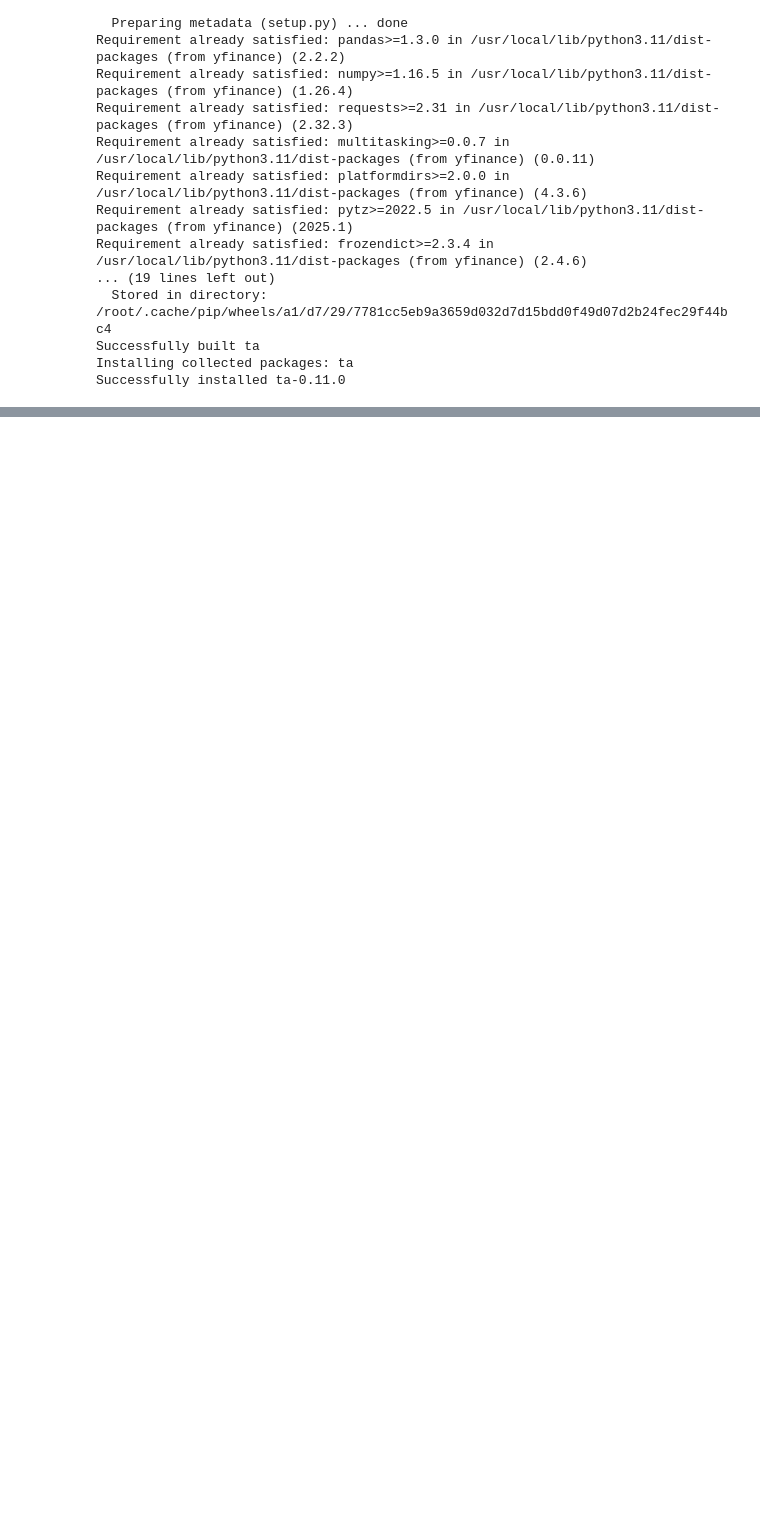
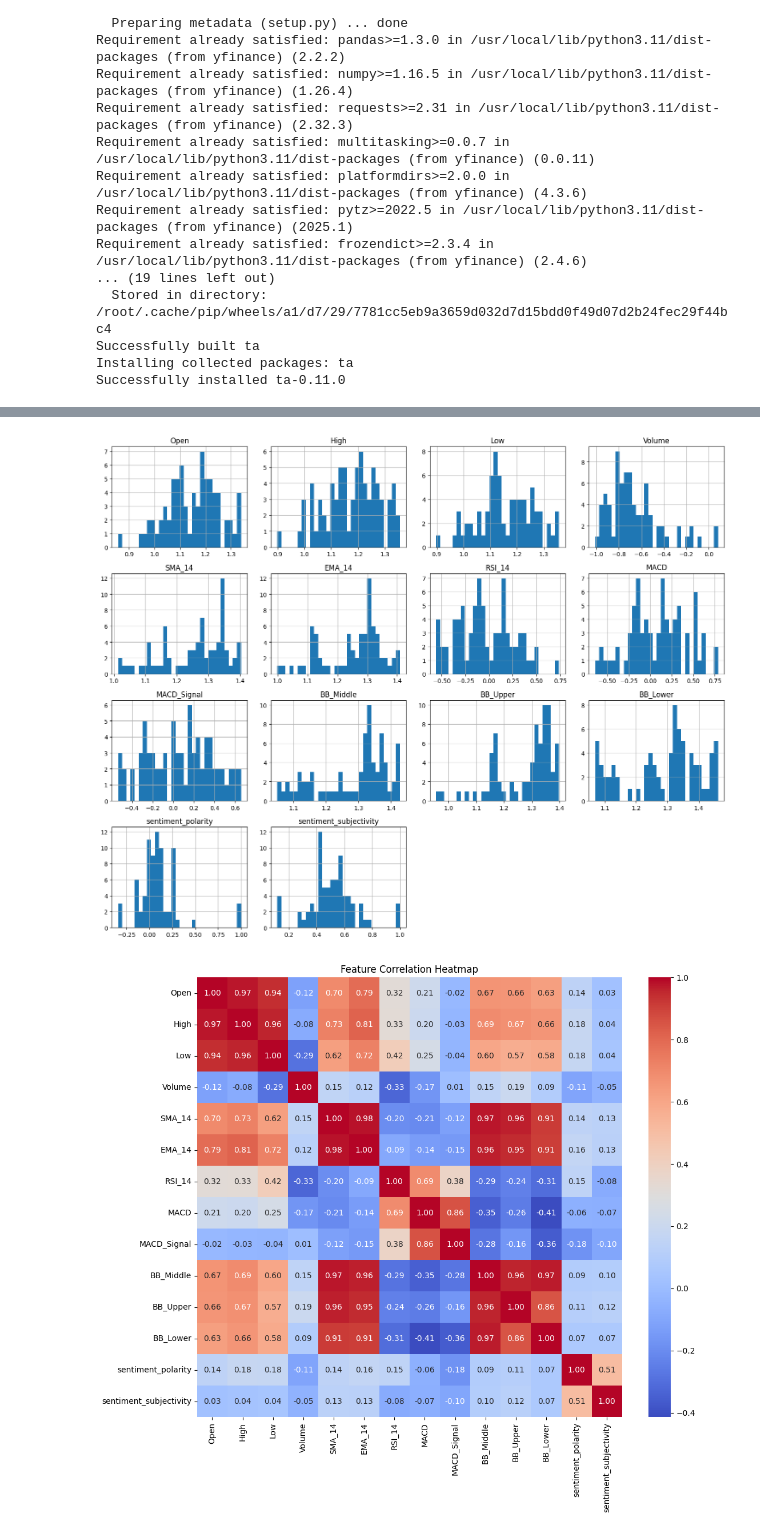
Before and after one commit to NathanDietrich/Artificial-Intelligence-and-Machine-Learning-portfolio, a Jupyter notebook: DataCollectionFixed.ipynb, the cells around one changed output, grey strips where cells are left out. Saved outputs shown, nothing was run; the diff lists cells and outputs as text; code cells hidden in the pictures; blank space fills up the shorter version.

```diff
--- a/DataCollectionFixed.ipynb
+++ b/DataCollectionFixed.ipynb
@@ -422,0 +527,77 @@ y_test: Min=0.7781806590429137, Max=1.0
+# %%
+# %% [code]
+import os
+import pandas as pd
+import matplotlib.pyplot as plt
+import seaborn as sns
+
+# Define the base folder where processed stock data is saved
+base_folder = '/content/drive/MyDrive/stocks/'
+
+# List all stock folders in the base folder
+stock_folders = [f for f in os.listdir(base_folder) if os.path.isdir(os.path.join(base_folder, f))]
+if not stock_folders:
+    print("No stock folders found in", base_folder)
+else:
+    print("Available stock tickers:")
+    for i, stock in enumerate(stock_folders):
+        print(f"{i + 1}. {stock}")
+
+    # Let the user select a stock ticker by index
+    choice = int(input("Enter the number of the stock ticker to inspect: ")) - 1
+    selected_stock = stock_folders[choice]
+    stock_path = os.path.join(base_folder, selected_stock)
+    print(f"Selected stock: {selected_stock}")
+
+    # Ask the user which dataset to inspect (train, val, or test)
+    dataset_choice = input("Enter which dataset to inspect (train/val/test): ").strip().lower()
+    file_name = f"{selected_stock}_{dataset_choice}.csv"
+    file_path = os.path.join(stock_path, file_name)
+
+    # Check if the file exists
+    if not os.path.exists(file_path):
+        print(f"File not found: {file_path}")
+    else:
+        # Load the preprocessed DataFrame
+        df_scaled = pd.read_csv(file_path)
+        print(f"\nLoaded data from: {file_path}")
+
+        # 1. Print overall summary statistics
+        print("\nOverall Summary Statistics:")
+        print(df_scaled.describe())
+
+        # 2. Check sentiment columns ranges
+        if 'sentiment_polarity' in df_scaled.columns:
+            min_pol = df_scaled['sentiment_polarity'].min()
+            max_pol = df_scaled['sentiment_polarity'].max()
+            print("\nSentiment Polarity range:", min_pol, "to", max_pol)
+        else:
+            print("\n'sentiment_polarity' column not found.")
+
+        if 'sentiment_subjectivity' in df_scaled.columns:
+            min_subj = df_scaled['sentiment_subjectivity'].min()
+            max_subj = df_scaled['sentiment_subjectivity'].max()
+            print("Sentiment Subjectivity range:", min_subj, "to", max_subj)
+        else:
+            print("'sentiment_subjectivity' column not found.")
+
+        # 3. Check scaling on non-sentiment features
+        sentiment_cols = ['sentiment_polarity', 'sentiment_subjectivity']
+        non_sentiment_cols = [col for col in df_scaled.columns if col not in sentiment_cols]
+        print("\nNon-sentiment Features Scaling Check:")
+        for col in non_sentiment_cols:
+            mean_val = df_scaled[col].mean()
+            std_val = df_scaled[col].std()
+            print(f"{col}: mean = {mean_val:.2f}, std = {std_val:.2f}")
+
+        # 4. Plot histograms for all features
+        df_scaled.hist(bins=30, figsize=(15, 12))
+        plt.tight_layout()
+        plt.show()
+
+        # 5. Plot a correlation heatmap
+        plt.figure(figsize=(12, 10))
+        sns.heatmap(df_scaled.corr(), annot=True, fmt=".2f", cmap='coolwarm')
+        plt.title("Feature Correlation Heatmap")
+        plt.show()
+# %% [output]
@@ -422,0 +621,2 @@ y_test: Min=0.7781806590429137, Max=1.0
+[figure, added]
+[figure, added]
```
Also changed, not shown: parts of 7 cells of this notebook.
